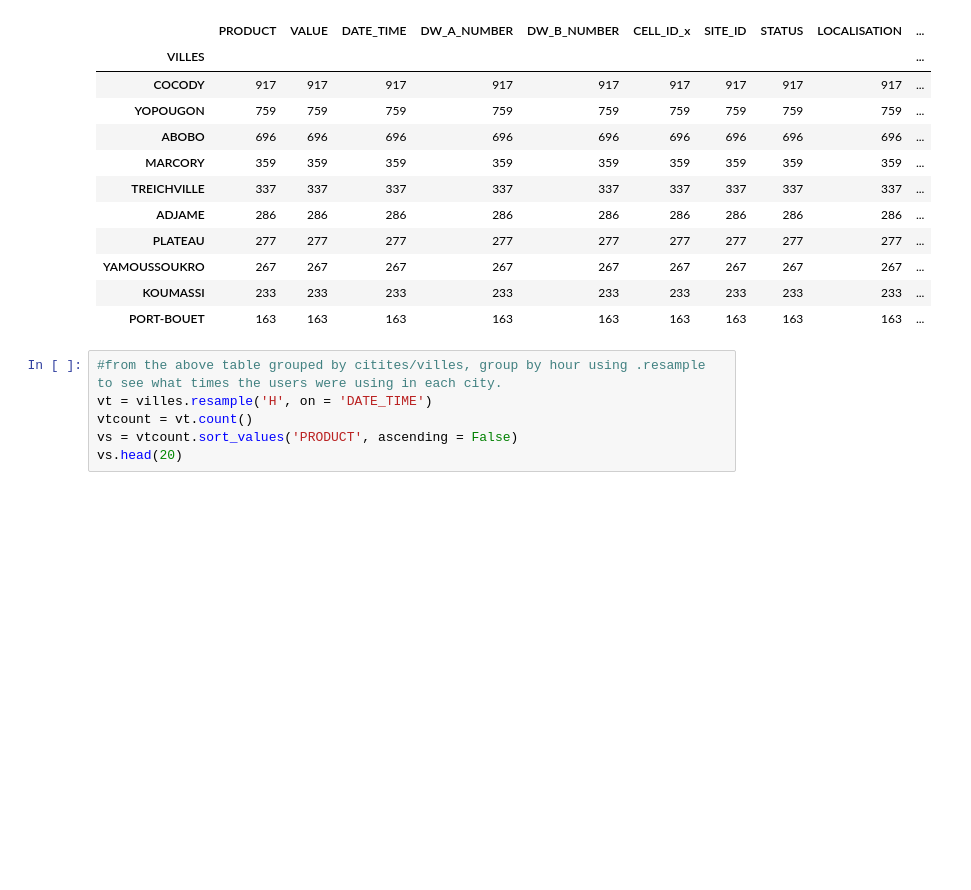
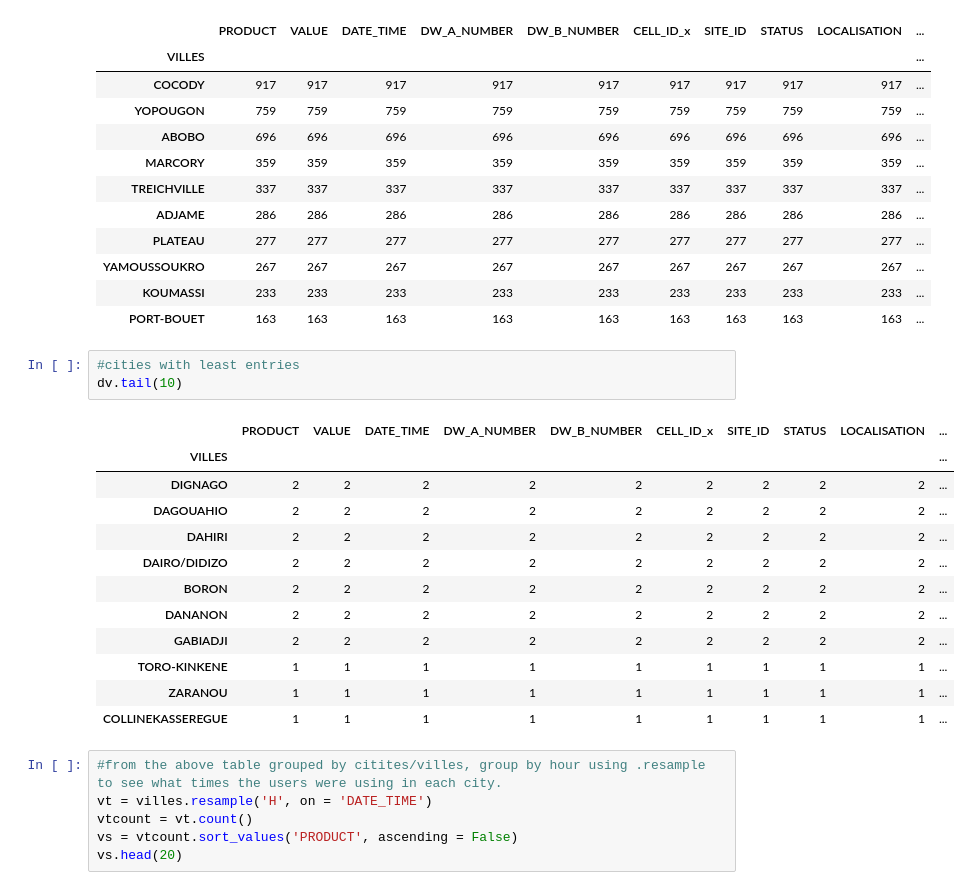
Before and after one commit to MaureenGatu/AUTOLIB-CAR-SHARE-DATAANALYSIS, a Jupyter notebook: IP WEEK 3/MTN-Telecomunicationanalysis.ipynb, the cells around one changed output. Saved outputs shown, nothing was run; the diff lists cells and outputs as text; blank space fills up the shorter version.

```diff
--- a/IP WEEK 3/MTN-Telecomunicationanalysis.ipynb
+++ b/IP WEEK 3/MTN-Telecomunicationanalysis.ipynb
@@ -396,6 +396,22 @@ dv.head(10)
 | YAMOUSSOUKRO | 267 | 267 | 267 | 267 | 267 | 267 | 267 | 267 | 267 | ... |
 | KOUMASSI | 233 | 233 | 233 | 233 | 233 | 233 | 233 | 233 | 233 | ... |
 | PORT-BOUET | 163 | 163 | 163 | 163 | 163 | 163 | 163 | 163 | 163 | ... |
+# %%
+#cities with least entries
+dv.tail(10)
+# %% [output]
+|  | PRODUCT | VALUE | DATE_TIME | DW_A_NUMBER | DW_B_NUMBER | CELL_ID_x | SITE_ID | STATUS | LOCALISATION | ... |
+| VILLES |  |  |  |  |  |  |  |  |  | ... |
+| DIGNAGO | 2 | 2 | 2 | 2 | 2 | 2 | 2 | 2 | 2 | ... |
+| DAGOUAHIO | 2 | 2 | 2 | 2 | 2 | 2 | 2 | 2 | 2 | ... |
+| DAHIRI | 2 | 2 | 2 | 2 | 2 | 2 | 2 | 2 | 2 | ... |
+| DAIRO/DIDIZO | 2 | 2 | 2 | 2 | 2 | 2 | 2 | 2 | 2 | ... |
+| BORON | 2 | 2 | 2 | 2 | 2 | 2 | 2 | 2 | 2 | ... |
+| DANANON | 2 | 2 | 2 | 2 | 2 | 2 | 2 | 2 | 2 | ... |
+| GABIADJI | 2 | 2 | 2 | 2 | 2 | 2 | 2 | 2 | 2 | ... |
+| TORO-KINKENE | 1 | 1 | 1 | 1 | 1 | 1 | 1 | 1 | 1 | ... |
+| ZARANOU | 1 | 1 | 1 | 1 | 1 | 1 | 1 | 1 | 1 | ... |
+| COLLINEKASSEREGUE | 1 | 1 | 1 | 1 | 1 | 1 | 1 | 1 | 1 | ... |
 # %%
 #from the above table grouped by citites/villes, group by hour using .resample to see what times the users were using in each city.
 vt = villes.resample('H', on = 'DATE_TIME')
```
Also changed, not shown: parts of 1 cell of this notebook.
